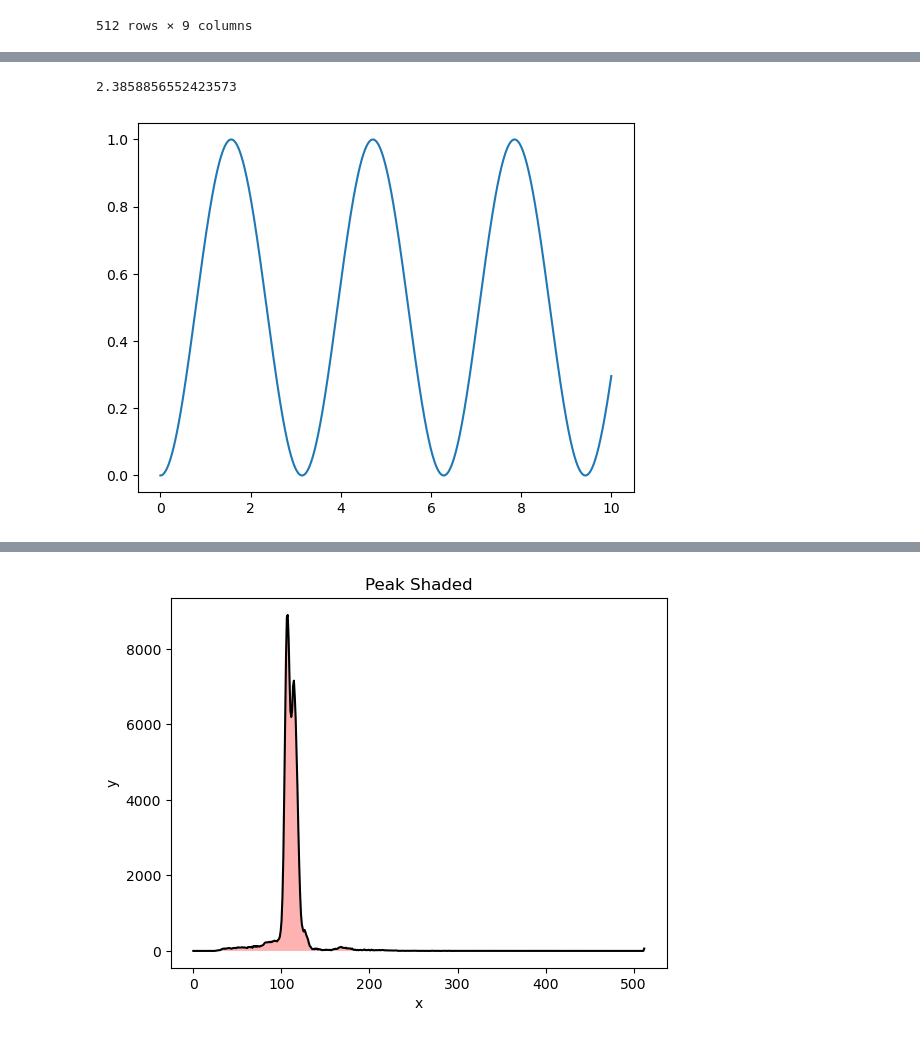
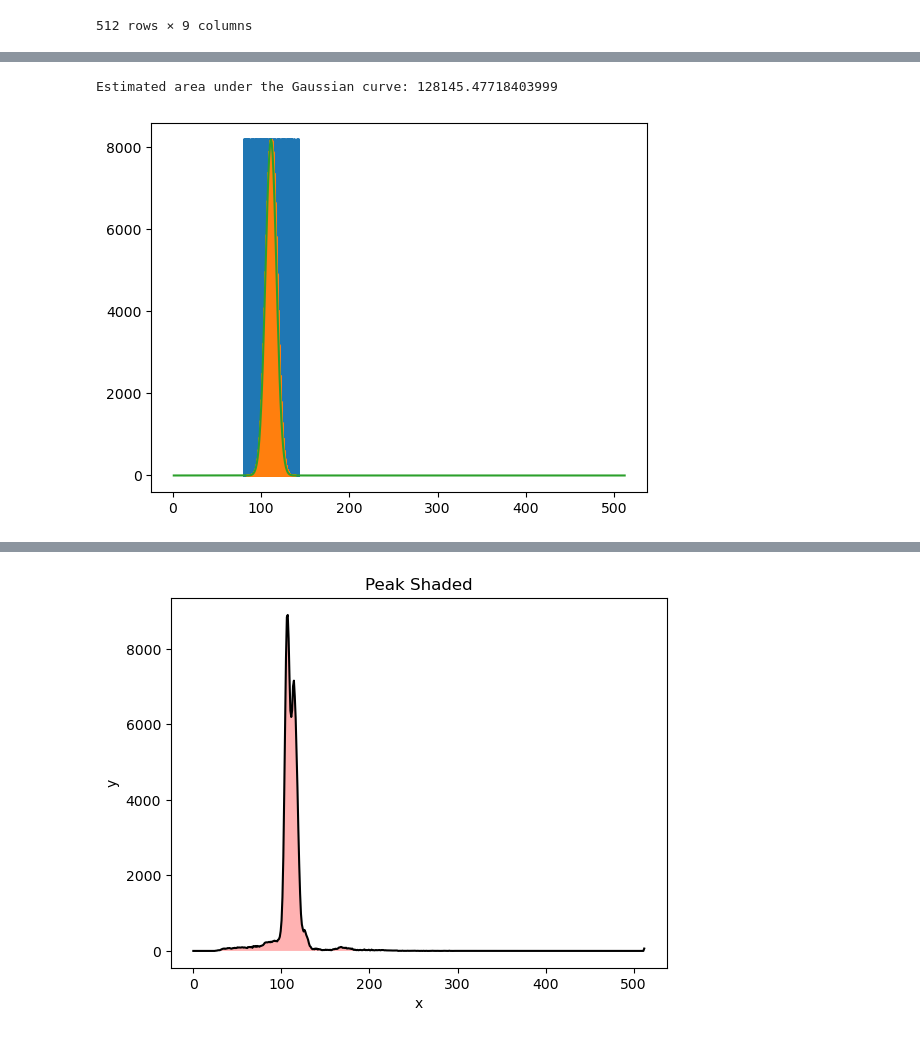
Before and after one commit to declan-healy/XRF, a Jupyter notebook: A2.ipynb, the cells around one changed output, grey strips where cells are left out. Cells and saved outputs as stored; diff of their text form; code cells hidden in the pictures.

Commit message:
Improved gaussian functions

```diff
--- a/A2.ipynb
+++ b/A2.ipynb
@@ -112,11 +130,28 @@ plt.show()
-# %%
-def count_rate(x, y, t):
-    return sp.integrate.trapz(y, x)/t
-
-count_rate = count_rate(x,y,2)
-print(count_rate)
-plt.plot(x,y)
-plt.show()
-# %% [output]
-2.3858856552423573
-[figure, removed]
+# %%
+x = np.linspace(1, len(raw_data.iloc[:,7]), len(raw_data.iloc[:,7]))
+y = raw_data.iloc[:,7]
+popt, pcov = fit_gaussian(x, y)
+
+# Definefunction that generates random x and y values within the range of x and the maximum value of the Gaussian
+def monte_carlo(n_samples, *popt, no_std_dev=5):
+    x_min = -no_std_dev*popt[1]+popt[0]
+    x_max = no_std_dev*popt[1]+popt[0]
+    x_samples = np.random.uniform(x_min, x_max, n_samples)
+    y_samples = np.random.uniform(0, popt[2], n_samples)
+    n_below = sum(y_samples < gaussian(x_samples, *popt))
+    area = (x_max - x_min) * popt[2] * (n_below / n_samples)
+    return x_samples, y_samples, area
+
+x_samples, y_samples, area = monte_carlo(int(1e6), *popt)
+print("Estimated area under the Gaussian curve:", area)
+
+y = gaussian(x, *popt)
+#plot the random samples
+plt.plot(x_samples, y_samples, 'o', markersize=1)
+#plot the samples below the gaussian
+plt.plot(x_samples[y_samples < gaussian(x_samples, *popt)], y_samples[y_samples < gaussian(x_samples, *popt)], 'o', markersize=1)
+plt.plot(x, y)
+plt.show()
+# %% [output]
+Estimated area under the Gaussian curve: 128145.47718403999
+[figure, added]
```
Also changed, not shown: parts of 14 cells of this notebook, 3 other files.
